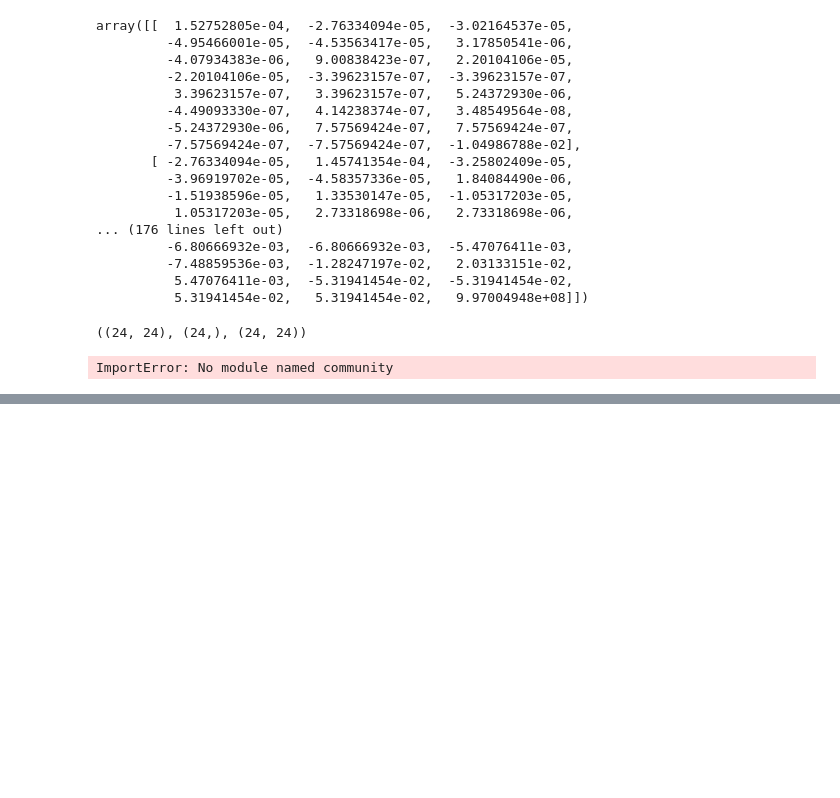
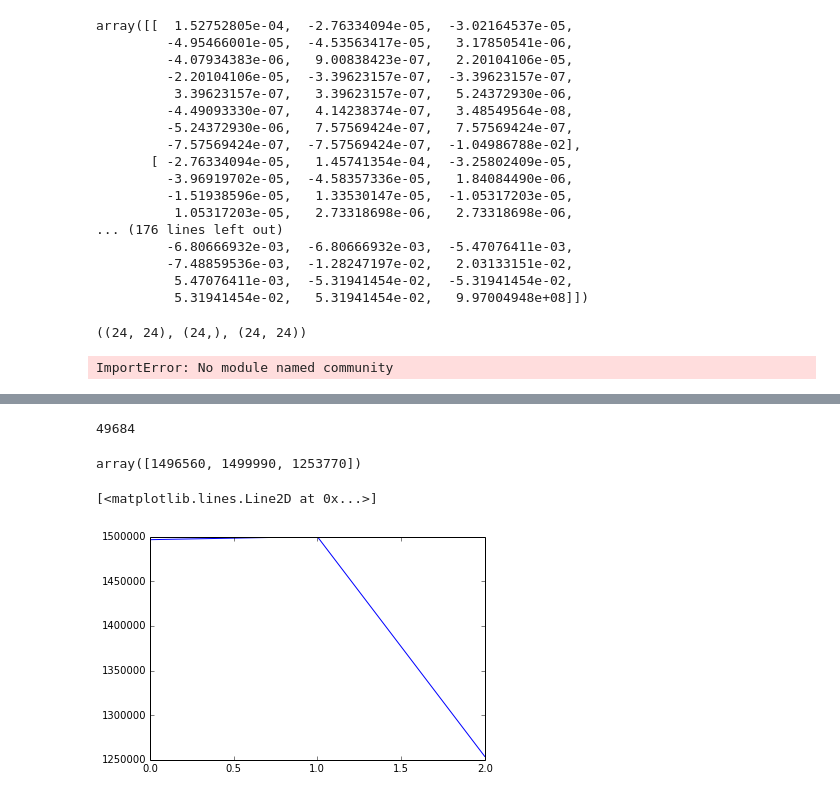
Before and after one commit to pranaykumarm/Content-based, a Jupyter notebook: Content_based-features.ipynb, the cells around one changed output, grey strips where cells are left out. Saved outputs shown, nothing was run; the diff lists cells and outputs as text; code cells hidden in the pictures; blank space fills up the shorter version.

```diff
--- a/Content_based-features.ipynb
+++ b/Content_based-features.ipynb
@@ -530,0 +568,54 @@ ImportError: No module named community
+# %%
+u1 = 550
+u2 = 600
+
+train = []
+
+for event in events:
+    if (event[0]<u2 and event[0]>=u1):
+        vec = np.array([0 for i in xrange(K)])
+        vector_ind = 0
+        field_ind = 4
+
+        for field in features:
+            for ele in field:
+                if event[field_ind] == ele:
+                    vec[vector_ind] = 1
+                vector_ind += 1
+            field_ind += 1
+        train.append(vec)
+# %%
+u1 = 527
+u2 = 528
+
+train = []
+
+for event in events:
+    if (event[0]>=u1 and event[0]<u2):
+        vec = np.array([0 for i in xrange(3)])
+        field_ind = 4
+
+        for field in features:
+            for i in xrange(len(field)):
+                if (event[field_ind] == field[i]):
+                    vec[field_ind-4] = (i+1)*10
+            field_ind += 1
+        train.append(vec)
+# %%
+len(train)
+# %% [output]
+49684
+# %%
+pro = np.array([0 for i in xrange(3)])
+
+for event in train:
+    pro += event
+# %%
+pro
+# %% [output]
+array([1496560, 1499990, 1253770])
+# %%
+plt.plot(pro)
+# %% [output]
+[<matplotlib.lines.Line2D at 0x...>]
+[figure, added]
```
Also changed, not shown: parts of 56 cells of this notebook, 10 other files.
